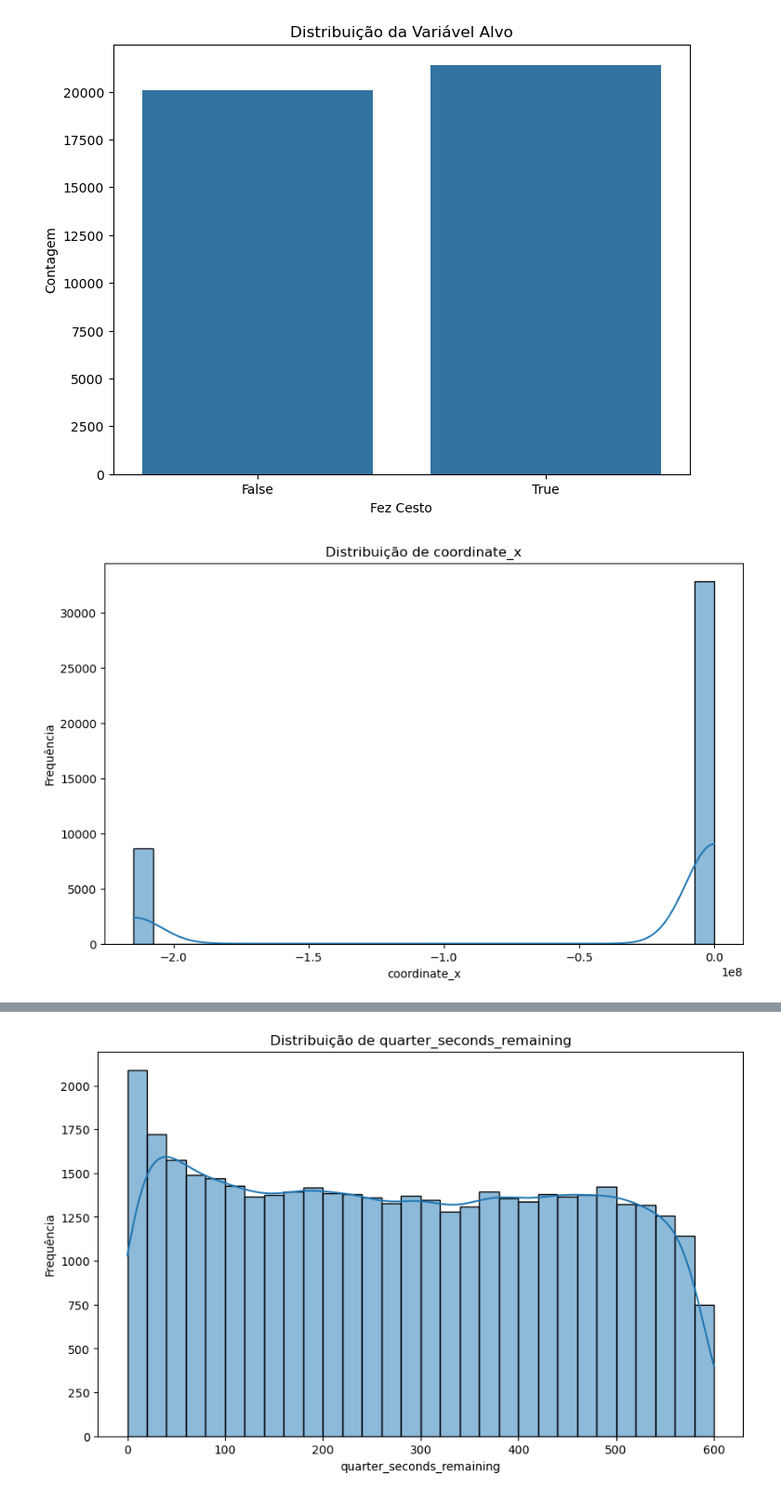
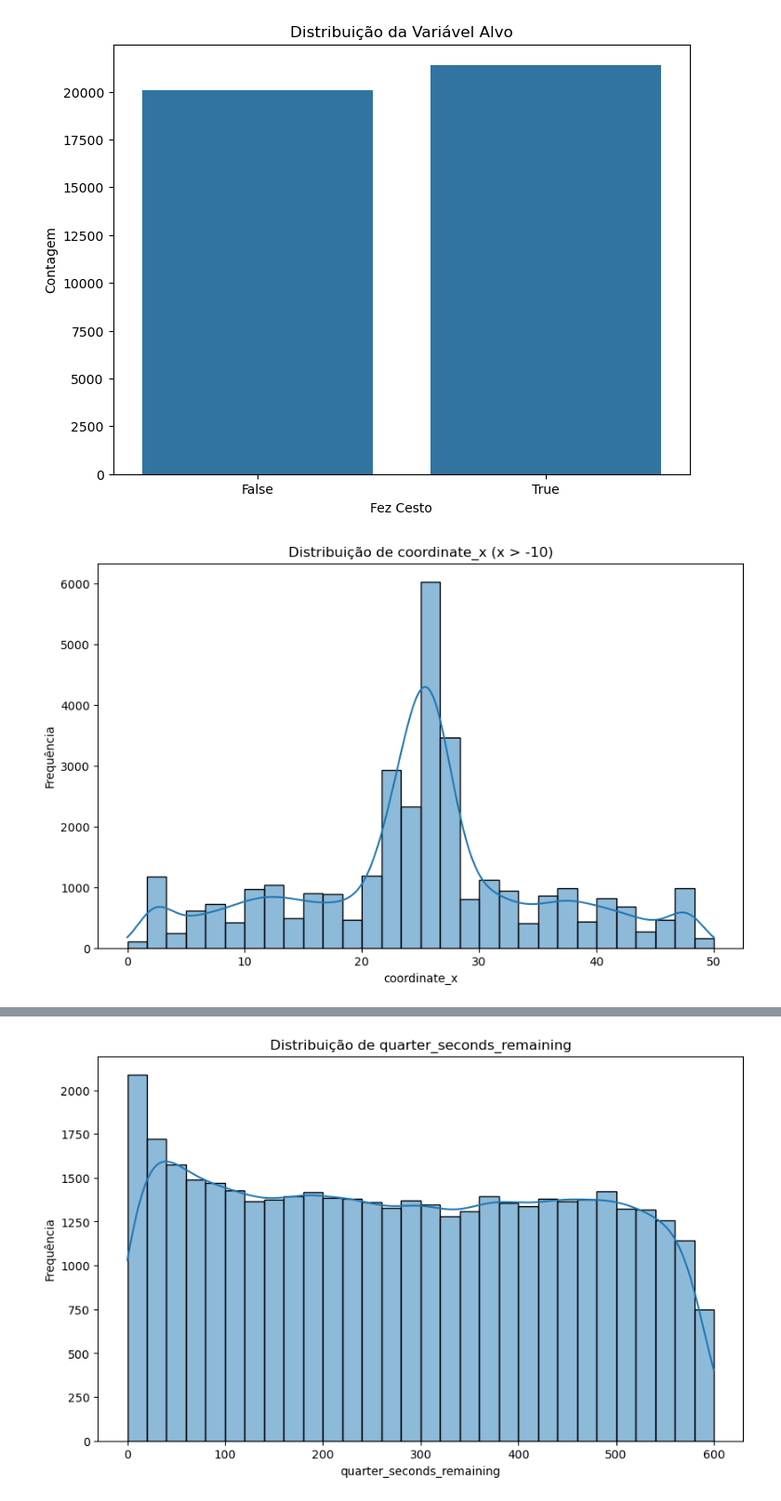
Before and after one commit to goncalobcosta/TAAC_proj2, a Jupyter notebook: test.ipynb, the cells around one changed output, grey strips where cells are left out. Shown at 93% size. Cells and saved outputs as stored; diff of their text form; code cells hidden in the pictures.

```diff
--- a/test.ipynb
+++ b/test.ipynb
@@ -97,12 +139,14 @@ plt.show()
 # %% [output]
 [figure]
 # %%
+filtered_df = df[df['coordinate_x'] > -10]
+
 plt.figure(figsize=(10, 6))
-sns.histplot(df['coordinate_x'], bins=30, kde=True)
-plt.title('Distribuição de coordinate_x')
+sns.histplot(filtered_df['coordinate_x'], bins=30, kde=True)
+plt.title('Distribuição de coordinate_x (x > -10)')
 plt.xlabel('coordinate_x')
 plt.ylabel('Frequência')
 plt.show()
 # %% [output]
-[figure, old version]
+[figure, new version]
 # %%
```
Also changed, not shown: parts of 42 cells of this notebook, 1 other file.
